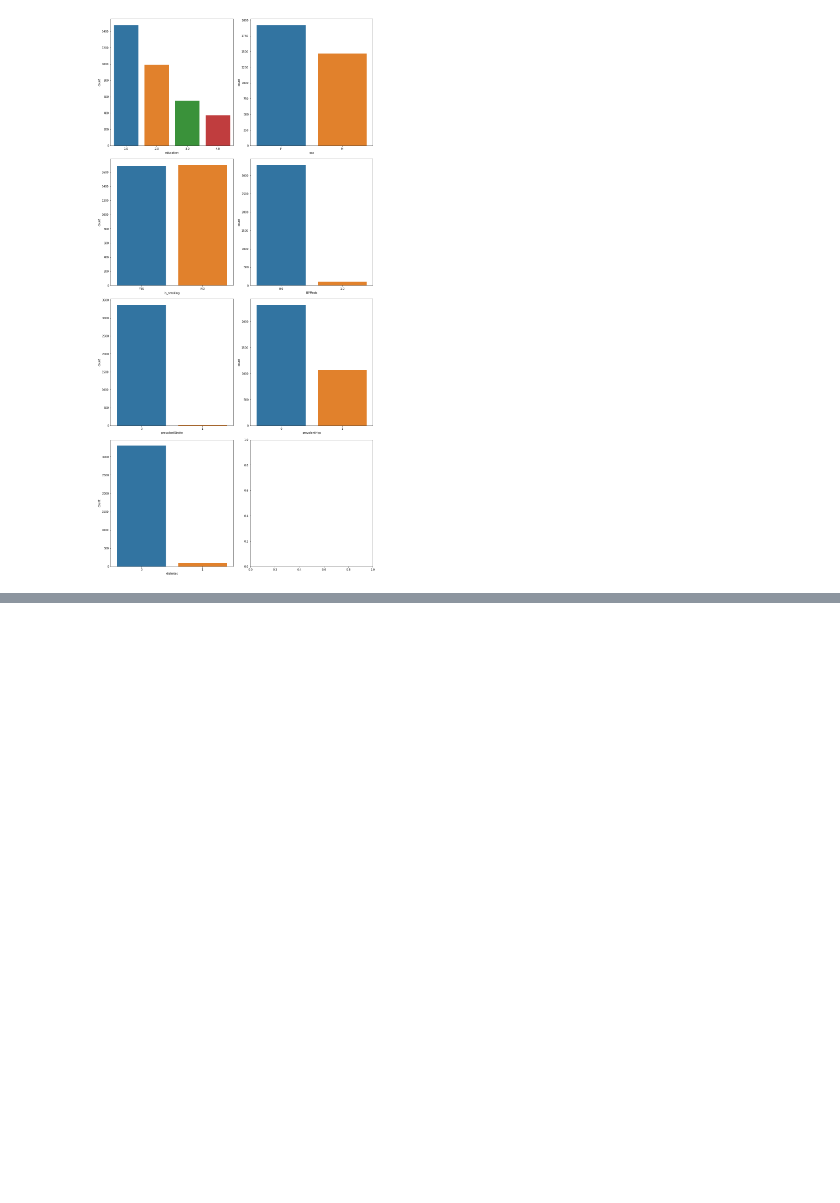
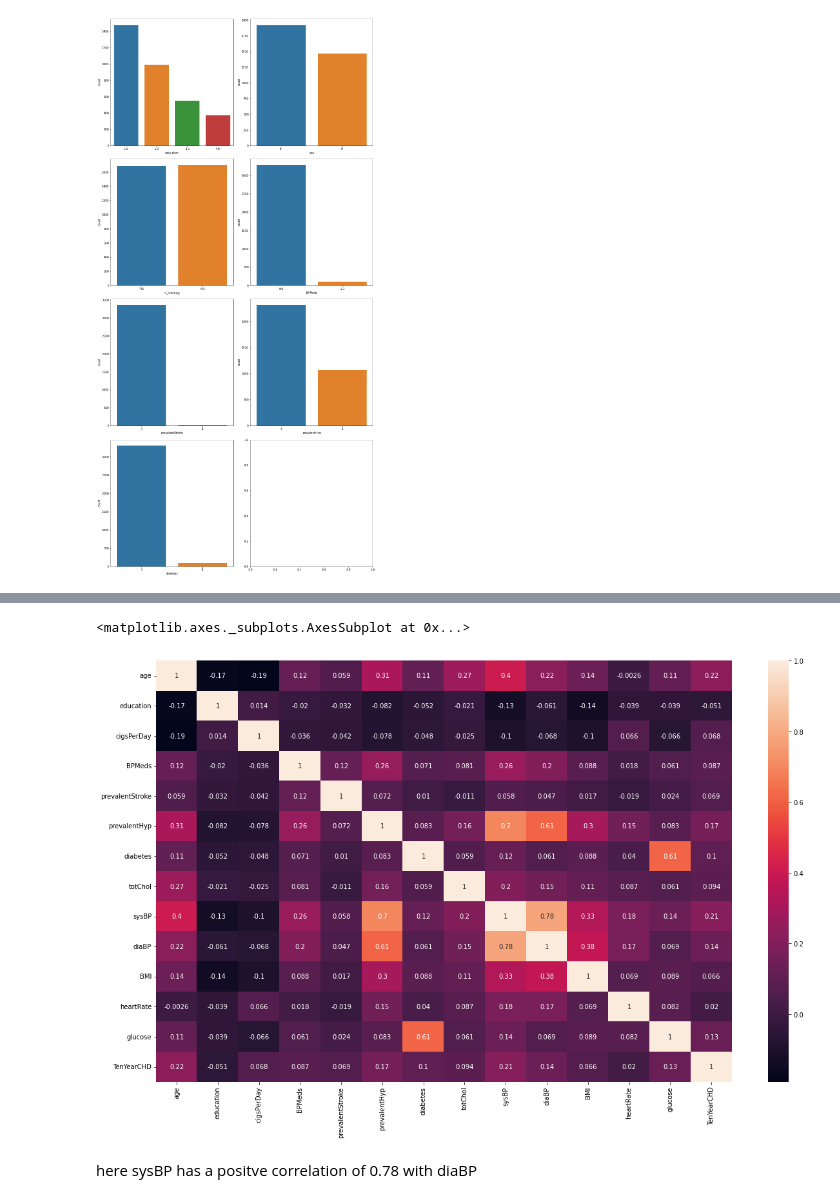
Before and after one commit to KirteshVerma/Cardiovascular_Risk_Prediction, a Jupyter notebook: kirtesh_Cardio_Risk_Prediction.ipynb, the cells around one changed output, grey strips where cells are left out. Drawn from its saved outputs; the diff is of its cells as text; code cells hidden in the pictures; blank space fills up the shorter version.

```diff
--- a/kirtesh_Cardio_Risk_Prediction.ipynb
+++ b/kirtesh_Cardio_Risk_Prediction.ipynb
@@ -172,0 +189,8 @@ for i, var in enumerate(categorical_columns):
+# %%
+plt.figure(figsize=(20,12))
+sns.heatmap(data = df.corr(),annot= True)
+# %% [output]
+<matplotlib.axes._subplots.AxesSubplot at 0x...>
+[figure, added]
+# %% [markdown]
+here sysBP has a positve correlation of 0.78 with diaBP
```
Also changed, not shown: parts of 15 cells of this notebook.
